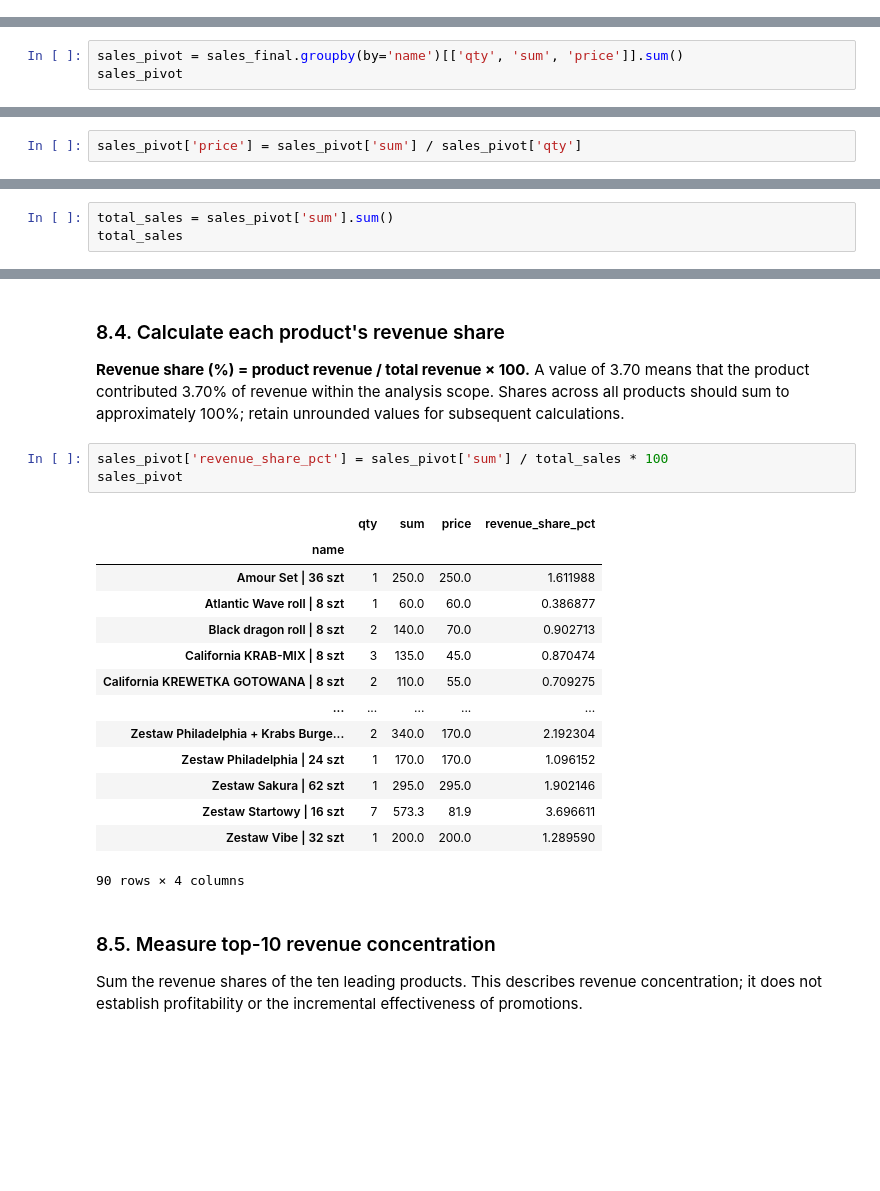
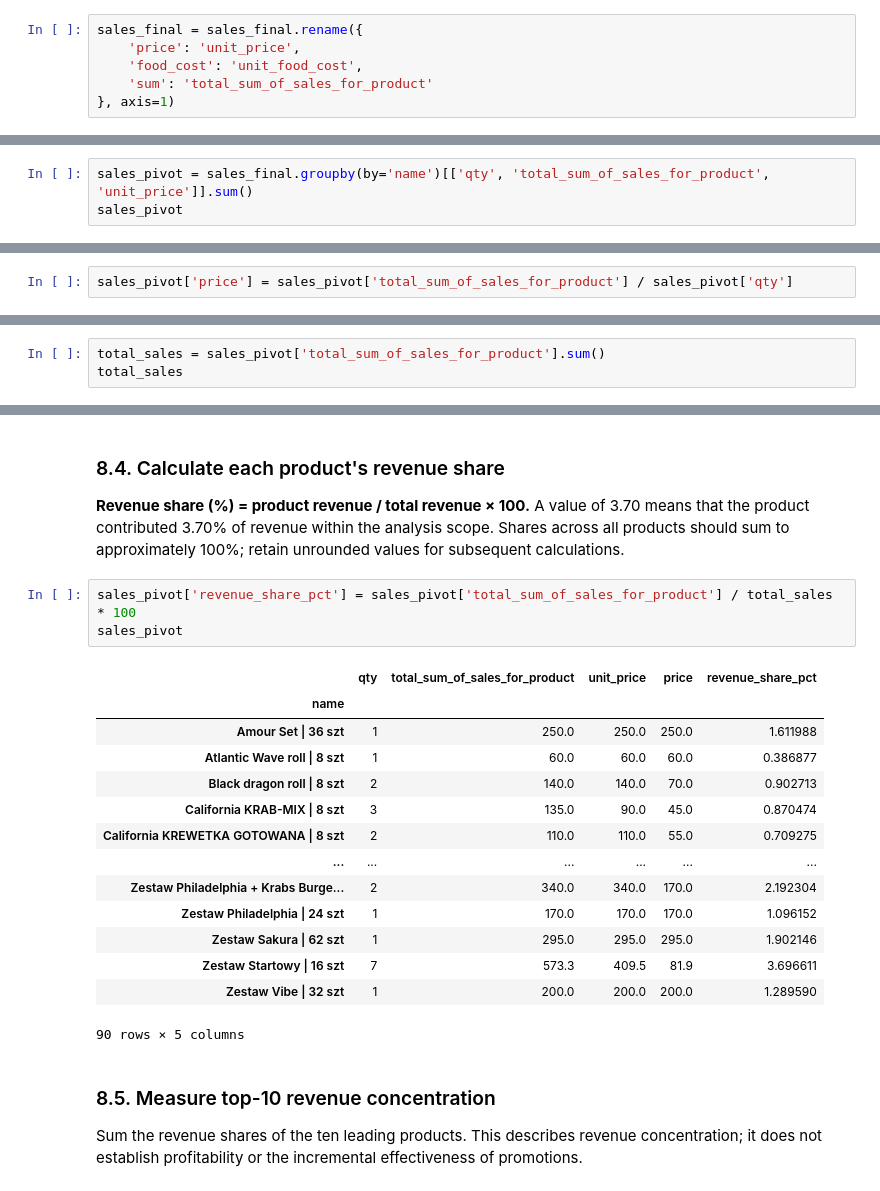
Before and after one commit to matvvey/Product-Sales-Analyzer, a Jupyter notebook: notebooks/main.ipynb, the cells around one changed output, grey strips where cells are left out. Drawn from its saved outputs; the diff is of its cells as text; blank space fills up the shorter version.

Commit message:
Updated key metrics for products sales data frame

```diff
--- a/notebooks/main.ipynb
+++ b/notebooks/main.ipynb
@@ -605,0 +607,6 @@ sales_final
+# %%
+sales_final = sales_final.rename({
+    'price': 'unit_price',
+    'food_cost': 'unit_food_cost',
+    'sum': 'total_sum_of_sales_for_product'
+}, axis=1)
@@ -662,6 +686,6 @@ sales_final
 
 Sum quantity and revenue by `name` over the analysis period. The first cell also temporarily sums `price`; that intermediate value is not a meaningful unit price. The following cell replaces it with total product revenue divided by total product quantity.
 # %%
-sales_pivot = sales_final.groupby(by='name')[['qty', 'sum', 'price']].sum()
+sales_pivot = sales_final.groupby(by='name')[['qty', 'total_sum_of_sales_for_product', 'unit_price']].sum()
 sales_pivot
 # %% [output]
@@ -680,7 +704,7 @@ sales_pivot
 | Zestaw Vibe | 32 szt | 1 | 200.0 | 200.0 |
 90 rows × 3 columns
 # %%
-sales_pivot['price'] = sales_pivot['sum'] / sales_pivot['qty']
+sales_pivot['price'] = sales_pivot['total_sum_of_sales_for_product'] / sales_pivot['qty']
 # %% [markdown]
 ### 8.2. Rank the top 10 products by revenue
 
@@ -705,7 +729,7 @@ sales_pivot.sort_values(by='sum', ascending=False).head(10)
 
 Sum revenue across the full product summary before selecting the top 10. Despite its name, `total_sales` stores revenue, not a count of sales.
 # %%
-total_sales = sales_pivot['sum'].sum()
+total_sales = sales_pivot['total_sum_of_sales_for_product'].sum()
 total_sales
 # %% [output]
 np.float64(15508.8)
@@ -714,23 +738,23 @@ np.float64(15508.8)
 
 **Revenue share (%) = product revenue / total revenue × 100.** A value of 3.70 means that the product contributed 3.70% of revenue within the analysis scope. Shares across all products should sum to approximately 100%; retain unrounded values for subsequent calculations.
 # %%
-sales_pivot['revenue_share_pct'] = sales_pivot['sum'] / total_sales * 100
+sales_pivot['revenue_share_pct'] = sales_pivot['total_sum_of_sales_for_product'] / total_sales * 100
 sales_pivot
 # %% [output]
-|  | qty | sum | price | revenue_share_pct |
-| name |  |  |  |  |
-| Amour Set | 36 szt | 1 | 250.0 | 250.0 | 1.611988 |
-| Atlantic Wave roll | 8 szt | 1 | 60.0 | 60.0 | 0.386877 |
-| Black dragon roll | 8 szt | 2 | 140.0 | 70.0 | 0.902713 |
-| California KRAB-MIX | 8 szt | 3 | 135.0 | 45.0 | 0.870474 |
-| California KREWETKA GOTOWANA | 8 szt | 2 | 110.0 | 55.0 | 0.709275 |
-| ... | ... | ... | ... | ... |
-| Zestaw Philadelphia + Krabs Burge... | 2 | 340.0 | 170.0 | 2.192304 |
-| Zestaw Philadelphia | 24 szt | 1 | 170.0 | 170.0 | 1.096152 |
-| Zestaw Sakura | 62 szt | 1 | 295.0 | 295.0 | 1.902146 |
-| Zestaw Startowy | 16 szt | 7 | 573.3 | 81.9 | 3.696611 |
-| Zestaw Vibe | 32 szt | 1 | 200.0 | 200.0 | 1.289590 |
+|  | qty | total_sum_of_sales_for_product | unit_price | price | revenue_share_pct |
+| name |  |  |  |  |  |
+| Amour Set | 36 szt | 1 | 250.0 | 250.0 | 250.0 | 1.611988 |
+| Atlantic Wave roll | 8 szt | 1 | 60.0 | 60.0 | 60.0 | 0.386877 |
+| Black dragon roll | 8 szt | 2 | 140.0 | 140.0 | 70.0 | 0.902713 |
+| California KRAB-MIX | 8 szt | 3 | 135.0 | 90.0 | 45.0 | 0.870474 |
+| California KREWETKA GOTOWANA | 8 szt | 2 | 110.0 | 110.0 | 55.0 | 0.709275 |
+| ... | ... | ... | ... | ... | ... |
+| Zestaw Philadelphia + Krabs Burge... | 2 | 340.0 | 340.0 | 170.0 | 2.192304 |
+| Zestaw Philadelphia | 24 szt | 1 | 170.0 | 170.0 | 170.0 | 1.096152 |
+| Zestaw Sakura | 62 szt | 1 | 295.0 | 295.0 | 295.0 | 1.902146 |
+| Zestaw Startowy | 16 szt | 7 | 573.3 | 409.5 | 81.9 | 3.696611 |
+| Zestaw Vibe | 32 szt | 1 | 200.0 | 200.0 | 200.0 | 1.289590 |
-90 rows × 4 columns
+90 rows × 5 columns
 # %% [markdown]
 ### 8.5. Measure top-10 revenue concentration
 
```
Also changed, not shown: parts of 28 cells of this notebook, 1 other file.
